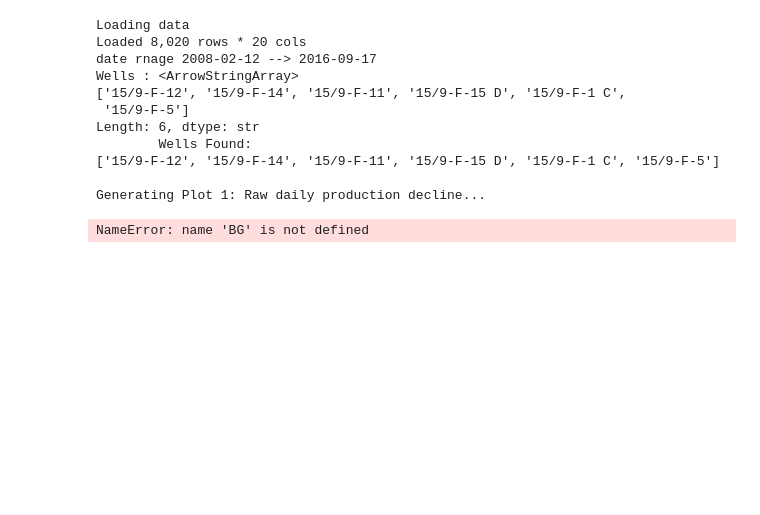
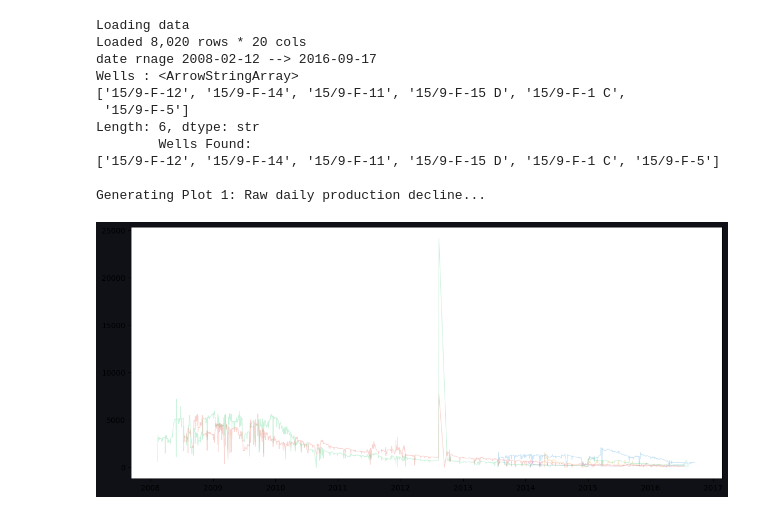
Before and after one commit to armaan9991/Oil-Well-Production-Forecast, a Jupyter notebook: notebooks/eda.ipynb, the cells around one changed output. Drawn from its saved outputs; the diff is of its cells as text; code cells hidden in the pictures; blank space fills up the shorter version.

Commit message:
plotting raw daily produciton.

```diff
--- a/notebooks/eda.ipynb
+++ b/notebooks/eda.ipynb
@@ -9,12 +9,12 @@ import os
 WELL_COLOURS = {
     '15/9-F-1 C':   '#f39c12',   # amber
     '15/9-F-11':    '#3498db',   # blue
-    '15/9-F-12':    '#2ecc71',   # green   ← highest producer, most prominent
+    '15/9-F-12':    '#2ecc71',   # green
     '15/9-F-14':    '#e74c3c',   # red
     '15/9-F-15 D':  '#9b59b6',   # purple
     '15/9-F-5':     '#1abc9c',   # teal
 }
-BG    = '#0f1117'   # near-black background — same as our data_loader output
+BG    = '#0f1117'
 
 
 print("Loading data")
@@ -23,38 +23,37 @@ df['DATEPRD'] = pd.to_datetime(df['DATEPRD'])
 df = df.set_index('DATEPRD').sort_index()
 
 print(f"Loaded {df.shape[0]:,} rows * {df.shape[1]:,} cols")
 print(f"date rnage {df.index.min().date()} --> {df.index.max().date()}")
 print(f"Wells : {df['NPD_WELL_BORE_NAME'].unique()}")
 
 well_groups = df.groupby('NPD_WELL_BORE_NAME')
 wells = list(df['NPD_WELL_BORE_NAME'].unique())
 print(f"\tWells Found: \n{wells}")
 
 
 print("\nGenerating Plot 1: Raw daily production decline...")
 
-fig, ax = plt.subplots(figsize=(14, 6), facecolor=BG)
+fix,ax = plt.subplots(figsize=(14,6),facecolor = BG)
 
-for well_name, well_df in well_groups:
+for well_name,well_df in well_groups:
     colour = WELL_COLOURS.get(well_name, '#ffffff')
 
-    # Raw daily rate — noisy, plotted faintly
     ax.plot(well_df.index,
             well_df['OIL_RATE_NORM'],
-            color=colour,
-            alpha=0.25,          # very transparent — background noise
-            linewidth=0.8,
-            label='_nolegend_')  # don't add raw line to legend
+            color = colour,
+            alpha = 0.25,
+            linewidth = 0.8,
+            label = '_nolegent_')
 # %% [output]
 Loading data
 Loaded 8,020 rows * 20 cols
 date rnage 2008-02-12 --> 2016-09-17
 Wells : <ArrowStringArray>
 ['15/9-F-12', '15/9-F-14', '15/9-F-11', '15/9-F-15 D', '15/9-F-1 C',
  '15/9-F-5']
 Length: 6, dtype: str
         Wells Found:
 ['15/9-F-12', '15/9-F-14', '15/9-F-11', '15/9-F-15 D', '15/9-F-1 C', '15/9-F-5']
 
 Generating Plot 1: Raw daily production decline...
-NameError: name 'BG' is not defined
+[figure, added]
```
